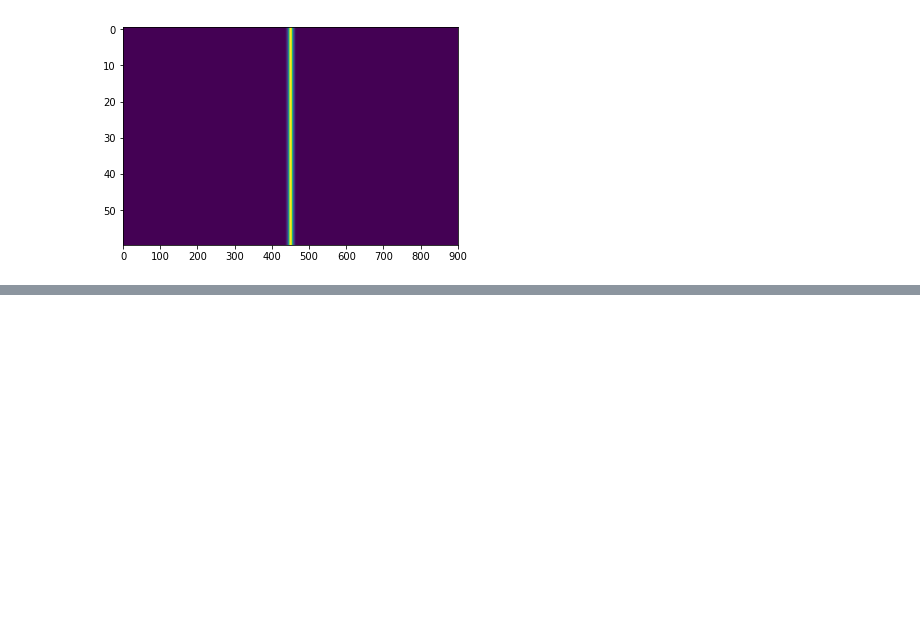
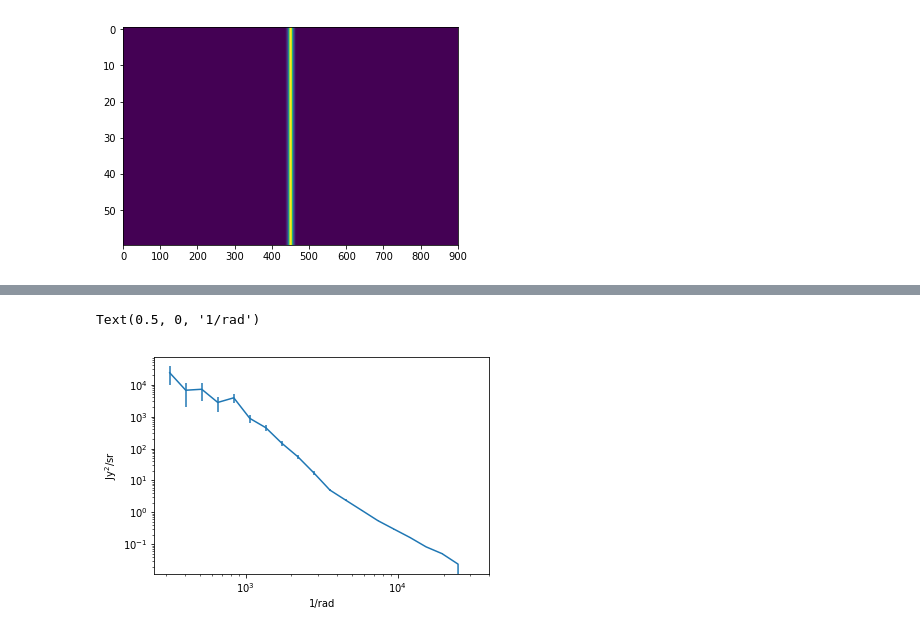
Before and after one commit to yuntingcheng/time_sims, a Jupyter notebook: demo.ipynb, the cells around one changed output, grey strips where cells are left out. Saved outputs shown, nothing was run; the diff lists cells and outputs as text; code cells hidden in the pictures; blank space fills up the shorter version.

```diff
--- a/demo.ipynb
+++ b/demo.ipynb
@@ -351,0 +376,21 @@ plt.imshow(Icube_arr.T, aspect = 'auto')
+# %%
+# take the power spectrum of this map
+
+dth = time_par.dth * u.arcmin.to(u.rad)
+
+# this is the 2D power spectrum P(kx, ky) [Jy^2/sr]
+P2D, kx_vec, ky_vec, N2D = power_spec_2D(cmb3D[...,0], cmb3D[...,0], dth, dth)
+
+# get 1D power spectrum from 2D
+P1D, kbins, N1D = PS2D_to_PS1D(P2D, kx_vec, ky_vec, N2D, nbins = 20, logbin=True)
+# %%
+# plot the 1D power spectrum
+
+plt.errorbar(kbins, P1D, P1D/np.sqrt(N1D))
+plt.xscale('log')
+plt.yscale('log')
+plt.ylabel(r'Jy$^2$/sr')
+plt.xlabel(r'1/rad')
+# %% [output]
+Text(0.5, 0, '1/rad')
+[figure, added]
```
Also changed, not shown: parts of 3 cells of this notebook, 1 other file.
